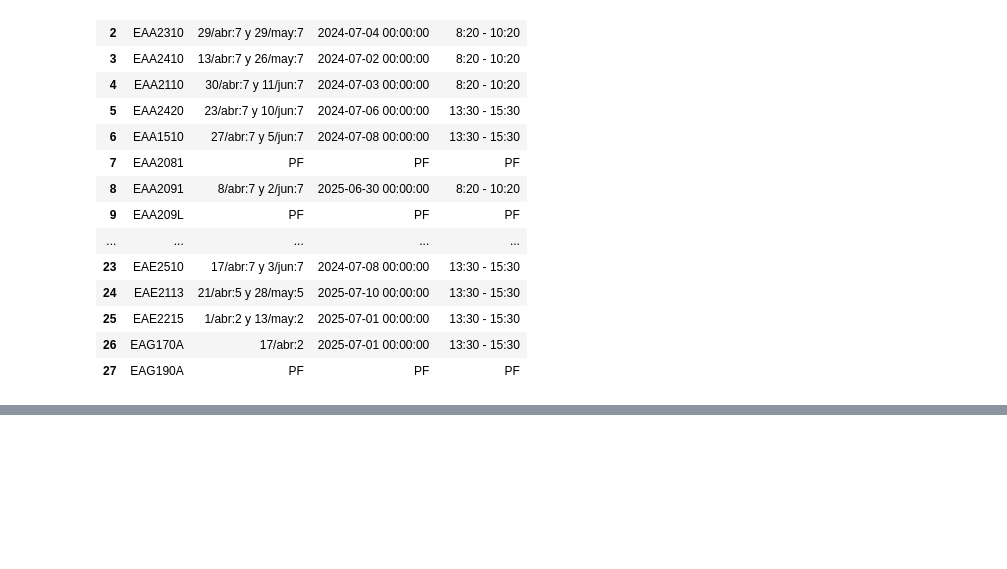
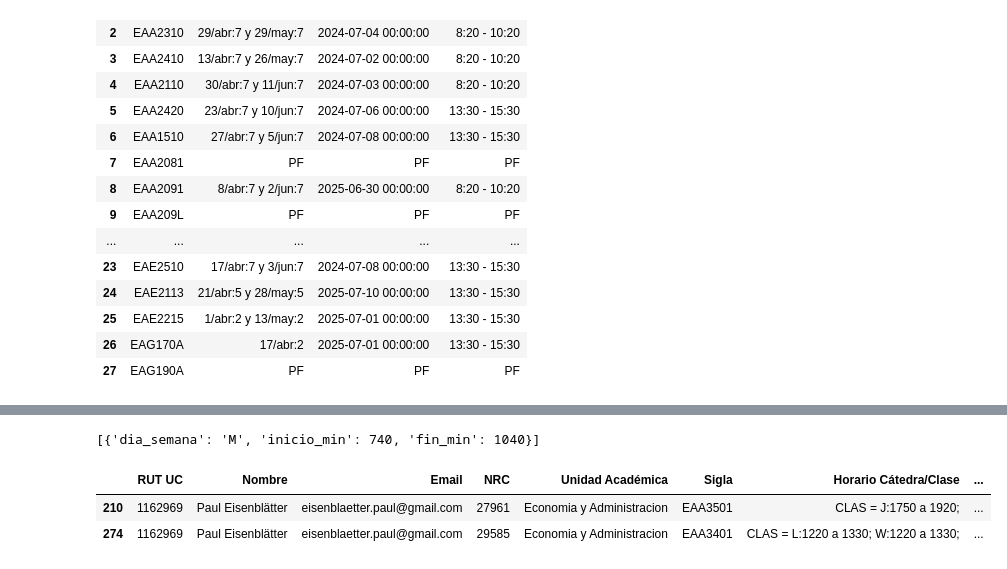
Before and after one commit to Andresdiazdcd/Automate-VRAI-UC, a Jupyter notebook: VRAI2026/cursos2026/ChequeoECONOMIA.ipynb, the cells around one changed output, grey strips where cells are left out. Drawn from its saved outputs; the diff is of its cells as text; code cells hidden in the pictures; blank space fills up the shorter version.

```diff
--- a/VRAI2026/cursos2026/ChequeoECONOMIA.ipynb
+++ b/VRAI2026/cursos2026/ChequeoECONOMIA.ipynb
@@ -93,6 +93,8 @@ df_final
 
 # Guardar resultado
 df_final.to_excel("recopilado_outputs.xlsx", index=False)
+# %%
+df_final = pd.read_excel("recopilado_outputs.xlsx")
 # %% [markdown]
 # Ahora chequeamos
 # %%
@@ -184,0 +250,41 @@ df_eval
+# %%
+import re
+from datetime import datetime, timedelta
+
+columnas_horario = [
+    "Horario Cátedra/Clase",
+    "Horario Ayudantía",
+    "Horario Laboratorio",
+    "Horario Taller",
+    "Horario Terreno",
+]
+
+def hhmm_a_min(hhmm):
+    hhmm = str(hhmm).replace(":", "").strip()
+    return int(hhmm[:2]) * 60 + int(hhmm[2:])
+
+def bloques_desde_horario(texto):
+    if pd.isna(texto):
+        return []
+
+    texto = str(texto).strip()
+    if texto == "":
+        return []
+
+    coincidencias = re.findall(r'([LMWJV]):\s*(\d{3,4})\s*a\s*(\d{3,4})', texto)
+
+    bloques = []
+    for dia, inicio, fin in coincidencias:
+        bloques.append({
+            "dia_semana": dia,
+            "inicio_min": hhmm_a_min(inicio),
+            "fin_min": hhmm_a_min(fin)
+        })
+    return bloques
+# %%
+
+# bloques ocupados por fila/curso
+df_final["bloques_ocupados"] = df_final[columnas_horario].apply(
+    lambda fila: sum((bloques_desde_horario(fila[col]) for col in columnas_horario), []),
+    axis=1
+)
@@ -184,0 +307,10 @@ df_eval
+# %%
+df_final["bloques_ocupados"][0]
+# %% [output]
+[{'dia_semana': 'M', 'inicio_min': 740, 'fin_min': 1040}]
+# %%
+df_final[df_final["Nombre"] == "Paul Eisenblätter"]
+# %% [output]
+|  | RUT UC | Nombre | Email | NRC | Unidad Académica | Sigla | Horario Cátedra/Clase | ... |
+| 210 | 1162969 | Paul Eisenblätter | eisenblaetter.paul@gmail.com | 27961 | Economia y Administracion | EAA3501 | CLAS = J:1750 a 1920; | ... |
+| 274 | 1162969 | Paul Eisenblätter | eisenblaetter.paul@gmail.com | 29585 | Economia y Administracion | EAA3401 | CLAS = L:1220 a 1330; W:1220 a 1330; | ... |
```
Also changed, not shown: parts of 11 cells of this notebook, 2 other files.
